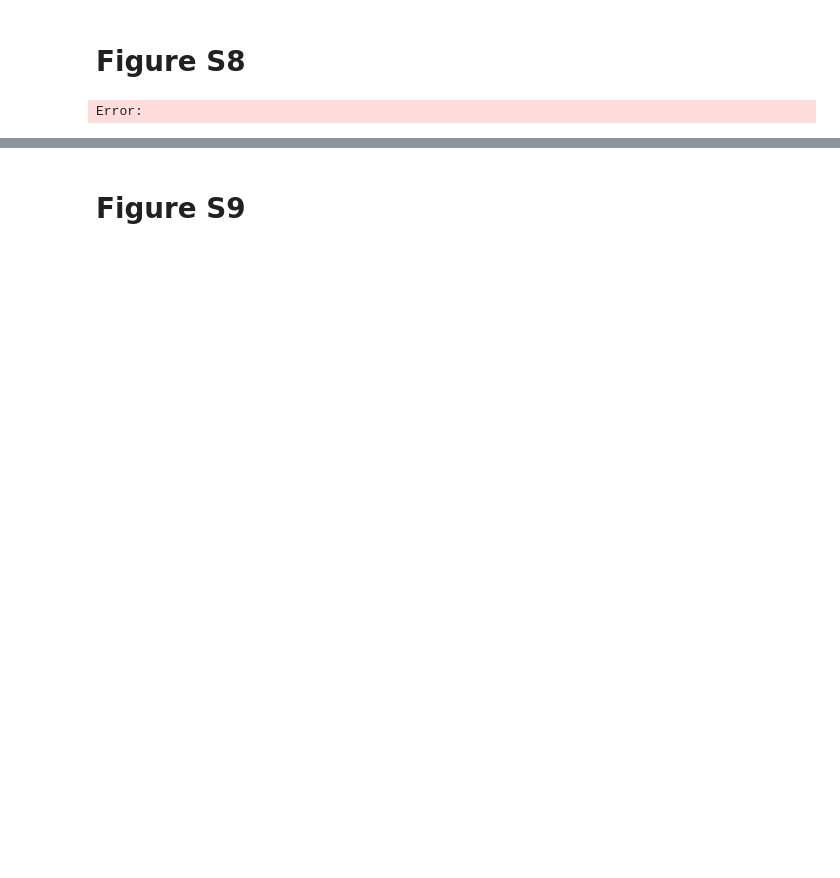
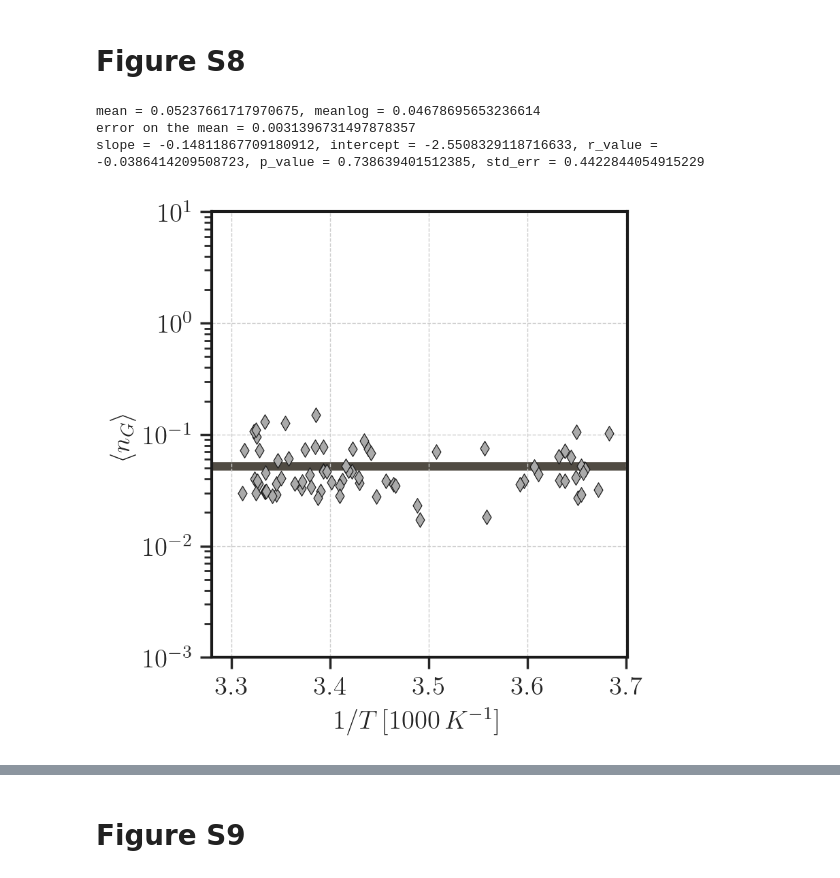
Before and after one commit to epigani/diatom-metaG-metaT-scaling, a Jupyter notebook: analysis/FiguresSM_RPKM.ipynb, the cells around one changed output, grey strips where cells are left out. Saved outputs shown, nothing was run; the diff lists cells and outputs as text; code cells hidden in the pictures; blank space fills up the shorter version.

```diff
--- a/analysis/FiguresSM_RPKM.ipynb
+++ b/analysis/FiguresSM_RPKM.ipynb
@@ -832,37 +852,44 @@ ax.set_ylabel(r'$t_0(T)/\gamma_1(T)$ fit' )
 
 y = df_meta['metaG'].fillna(0).sum(axis=0)/df_meta['metaG'].fillna(0).astype(bool).sum(axis=0)
 x = metadata.loc[y.index, 'inverseTemperature']
 ymean = y.mean()
 ymeanlog = np.exp(np.mean(np.log(y)))
 print(f'mean = {ymean}, meanlog = {ymeanlog}')
 # error on the mean
 std = y.std()
 error_mean = std/np.sqrt(len(y))
 print(f'error on the mean = {error_mean}')
 
 logy = np.log(y)
 slope, intercept, r_value, p_value, std_err = linregress(x, logy)
 print(f'slope = {slope}, intercept = {intercept}, r_value = {r_value}, p_value = {p_value}, std_err = {std_err}')
 
 # sns.lineplot(x=x, y=np.exp(intercept + slope*x), ax=ax, color='k', lw=3.5, ls='--', zorder=0)
 
 ax.axhline(ymean, color=metaGcolor, lw=4.5, ls='-', zorder=0)
 #ax.axhline(ymean+2*std, color=metaGcolor, lw=1.5, ls='--', zorder=0)
 #ax.axhline(ymean-1.*std, color=metaGcolor, lw=1.5, ls='--', zorder=0)
 
 sns.scatterplot(x=x, y=y, ax=ax, color='#AAAAAA', edgecolor='k', s=30, marker='d')
 
 ax.set_ylabel(r'$\langle n_{G} \rangle$')
 
-ax.set_ylim(1e-2, 1e0)
+ax.set_ylim(1e-3, 1e1)
 ax.grid(True, which='major', linestyle='--', lw=0.5)
 
 #ax.legend()
+figname = f"../figures/{DATA_NORMALIZATION}/SM/mean_n_metaG"
+os.makedirs(os.path.dirname(figname), exist_ok=True)
+for fmt in [".pdf", ".png"]:
+    plt.savefig(f"{figname}{fmt}", dpi=300, bbox_inches="tight", transparent=True)
 
-figname = 'figures/SM/mean_n_metaG.png'
-os.makedirs(os.path.dirname(figname), exist_ok=True)
-fig.savefig(figname, dpi=300, bbox_inches='tight')
+# figname = 'figures/SM/mean_n_metaG.png'
+# os.makedirs(os.path.dirname(figname), exist_ok=True)
+# fig.savefig(figname, dpi=300, bbox_inches='tight')
 # %% [output]
-Error:
+mean = 0.05237661717970675, meanlog = 0.04678695653236614
+error on the mean = 0.0031396731497878357
+slope = -0.14811867709180912, intercept = -2.5508329118716633, r_value = -0.0386414209508723, p_value = 0.738639401512385, std_err = 0.4422844054915229
+[figure, added]
 # %%
 pd.DataFrame({'inverse_T': x, 'mean_metaG': y}).to_csv('mean_n_metaG_vs_invT.csv', index=True)
```
Also changed, not shown: parts of 16 cells of this notebook, 22 other files.
